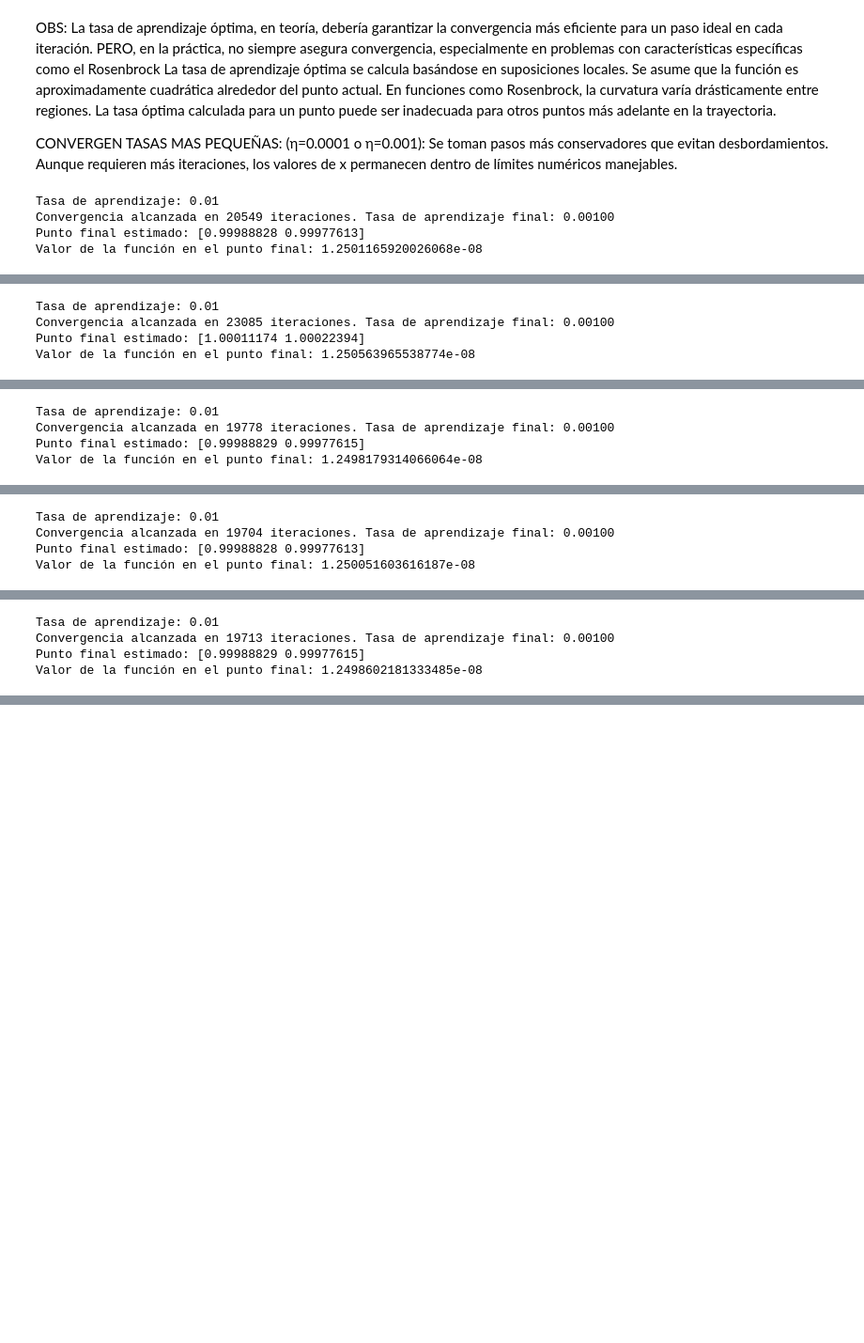
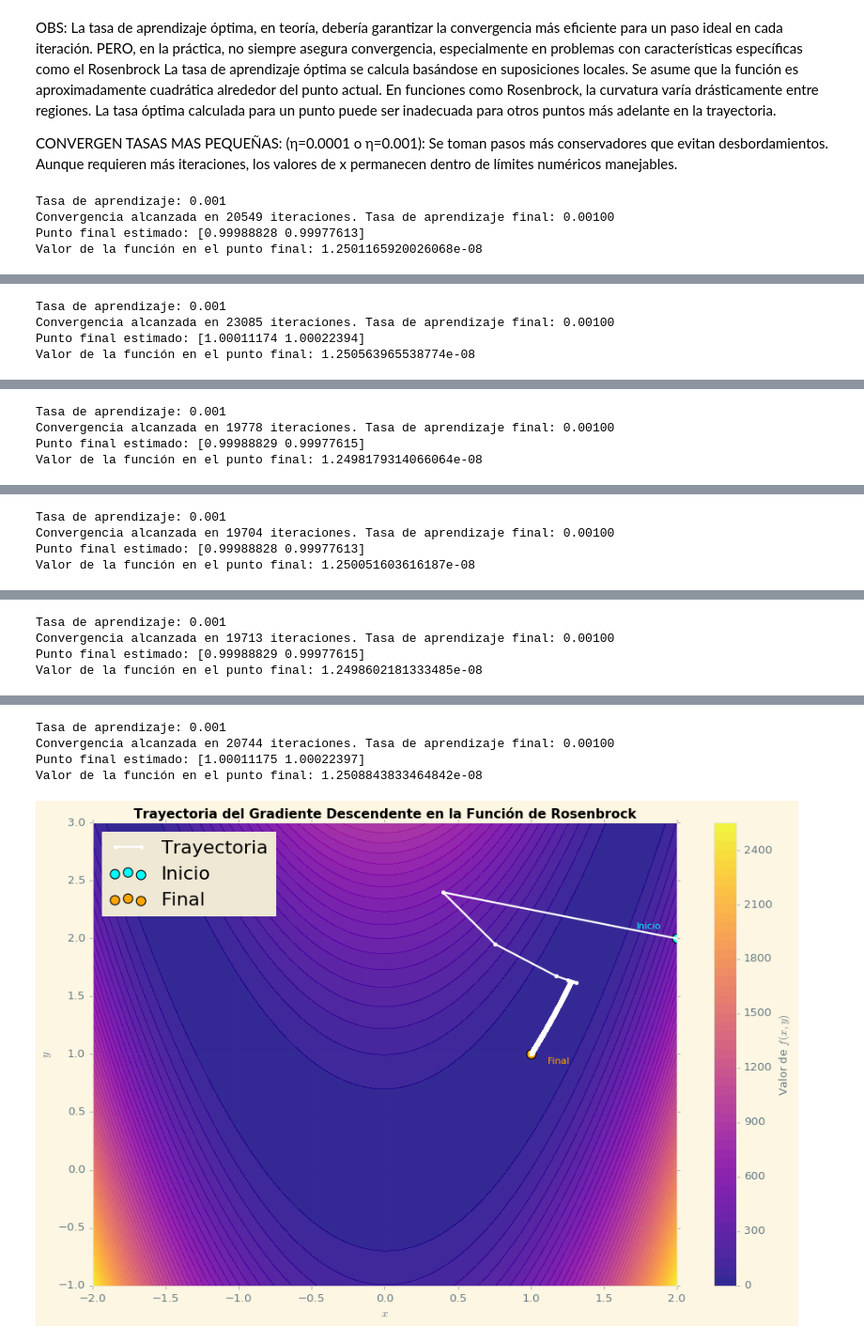
Before and after one commit to belubeluga/GRADIENT-DESCENT_LINEAR-REGRESSION_TP-04-MNyO, a Jupyter notebook: punto1.ipynb, the cells around one changed output, grey strips where cells are left out. Shown at 94% size. Cells and saved outputs as stored; diff of their text form; code cells hidden in the pictures; blank space fills up the shorter version.

```diff
--- a/punto1.ipynb
+++ b/punto1.ipynb
@@ -163,38 +163,43 @@ Aunque requieren más iteraciones, los valores de x permanecen dentro de límite
 # %%
 #ACÁ SOLO PRUEBO CON S_{k}=0.01, HAY QUE PROBAR MÁS O VER CÓMO ELEGIR
 
-start_point = [(-1.2, 1), (1.5,2.7), (0,0), (0,2.5), (-1.5,-0.4)]  #CI
+start_point = [(-1.2, 1), (1.5,2.7), (0,0), (0,2.5), (-1.5,-0.4),(2,2)]  #CI
 learning_rates = [0.001, 0.01, 0.1, 1]  #S_{k}
 
 for s_p in start_point:
-    print(f"\nTasa de aprendizaje: {0.01}")
+    print(f"\nTasa de aprendizaje: {0.001}")
     final_point, trajectory = gradient_descent(rosenbrock, grad_rosenbrock, s_p, learning_rate=0.001)
     print(f"Punto final estimado: {final_point}")
     print(f"Valor de la función en el punto final: {rosenbrock(final_point[0], final_point[1])}")
     plot_trajectory(trajectory)
 # %% [output]
-Tasa de aprendizaje: 0.01
+Tasa de aprendizaje: 0.001
 Convergencia alcanzada en 20549 iteraciones. Tasa de aprendizaje final: 0.00100
 Punto final estimado: [0.99988828 0.99977613]
 Valor de la función en el punto final: 1.2501165920026068e-08
 [figure]
-Tasa de aprendizaje: 0.01
+Tasa de aprendizaje: 0.001
 Convergencia alcanzada en 23085 iteraciones. Tasa de aprendizaje final: 0.00100
 Punto final estimado: [1.00011174 1.00022394]
 Valor de la función en el punto final: 1.250563965538774e-08
 [figure]
-Tasa de aprendizaje: 0.01
+Tasa de aprendizaje: 0.001
 Convergencia alcanzada en 19778 iteraciones. Tasa de aprendizaje final: 0.00100
 Punto final estimado: [0.99988829 0.99977615]
 Valor de la función en el punto final: 1.2498179314066064e-08
 [figure]
-Tasa de aprendizaje: 0.01
+Tasa de aprendizaje: 0.001
 Convergencia alcanzada en 19704 iteraciones. Tasa de aprendizaje final: 0.00100
 Punto final estimado: [0.99988828 0.99977613]
 Valor de la función en el punto final: 1.250051603616187e-08
 [figure]
-Tasa de aprendizaje: 0.01
+Tasa de aprendizaje: 0.001
 Convergencia alcanzada en 19713 iteraciones. Tasa de aprendizaje final: 0.00100
 Punto final estimado: [0.99988829 0.99977615]
 Valor de la función en el punto final: 1.2498602181333485e-08
 [figure]
+Tasa de aprendizaje: 0.001
+Convergencia alcanzada en 20744 iteraciones. Tasa de aprendizaje final: 0.00100
+Punto final estimado: [1.00011175 1.00022397]
+Valor de la función en el punto final: 1.2508843833464842e-08
+[figure, added]
```
